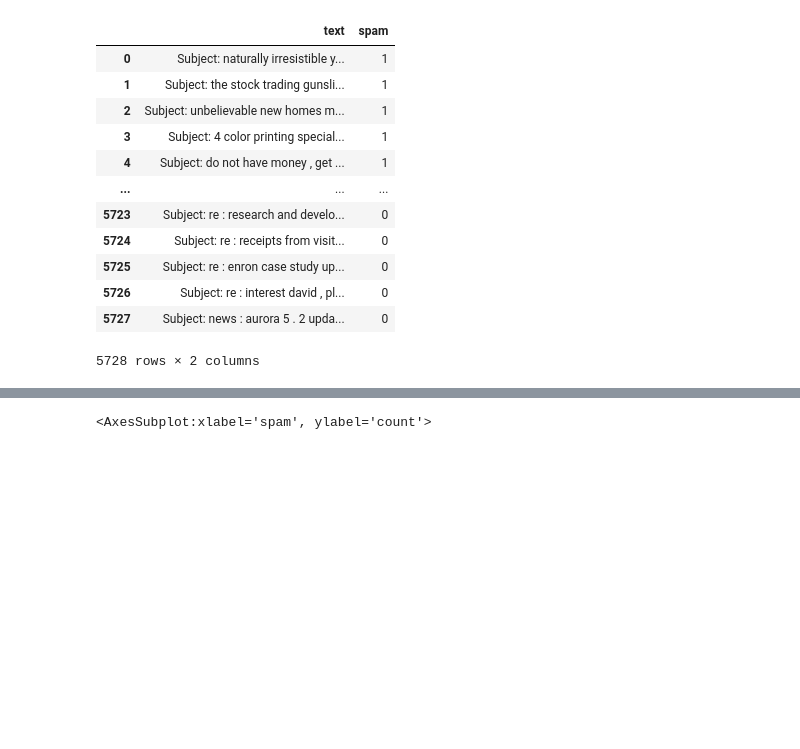
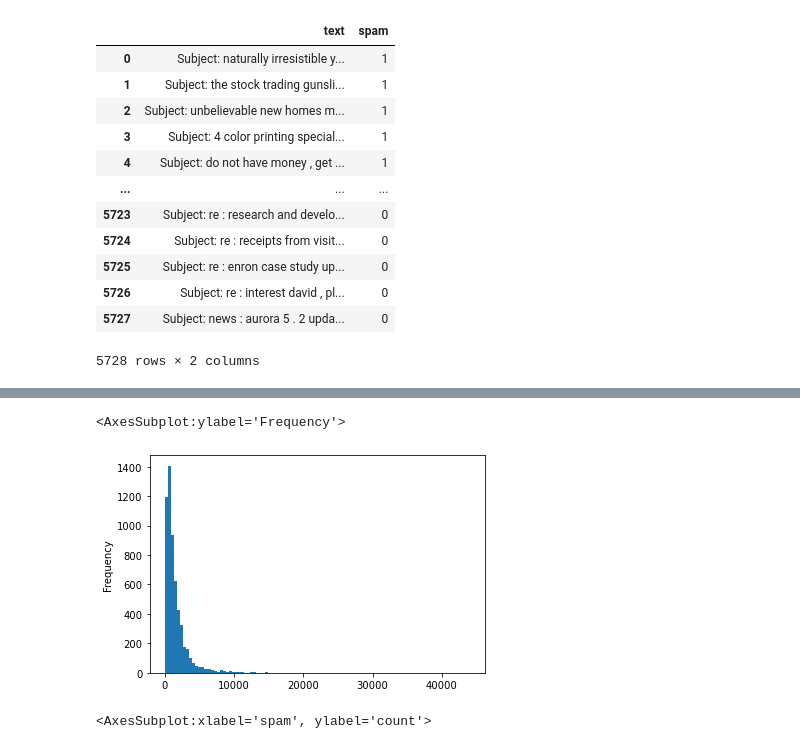
Before and after one commit to hamednasr/Email-Spam-Detection, a Jupyter notebook: email spam detection my code.ipynb, the cells around one changed output, grey strips where cells are left out. Drawn from its saved outputs; the diff is of its cells as text; code cells hidden in the pictures; blank space fills up the shorter version.

```diff
--- a/email spam detection my code.ipynb
+++ b/email spam detection my code.ipynb
@@ -39,3 +65,8 @@ memory usage: 89.6+ KB
+# %%
+emails['length'].plot(bins=100, kind = 'hist')
+# %% [output]
+<AxesSubplot:ylabel='Frequency'>
+[figure, added]
 # %%
 sns.countplot(data=emails,x='spam')
 # %% [output]
```
Also changed, not shown: parts of 23 cells of this notebook.
